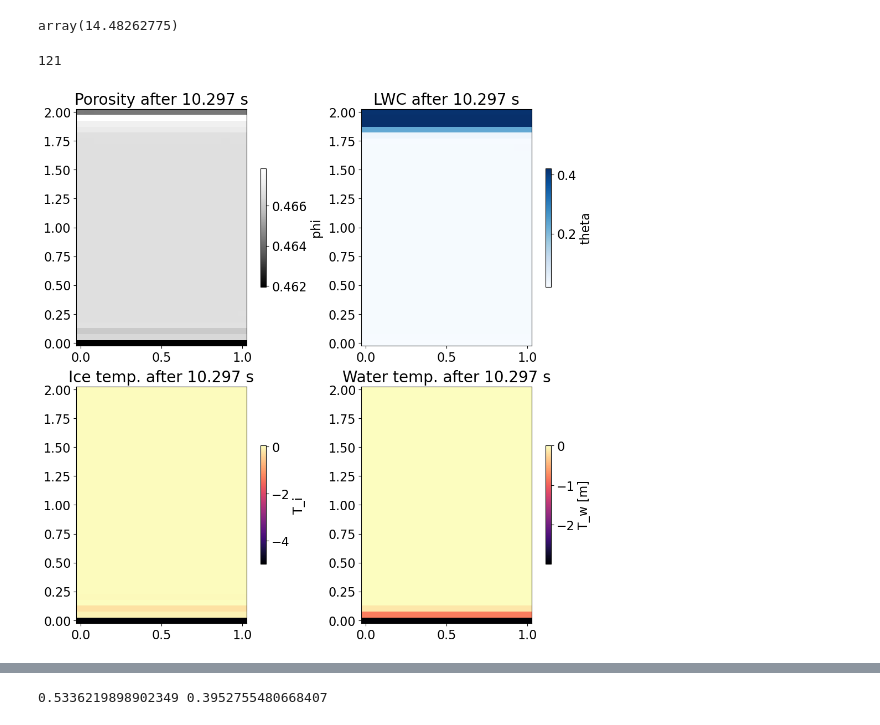
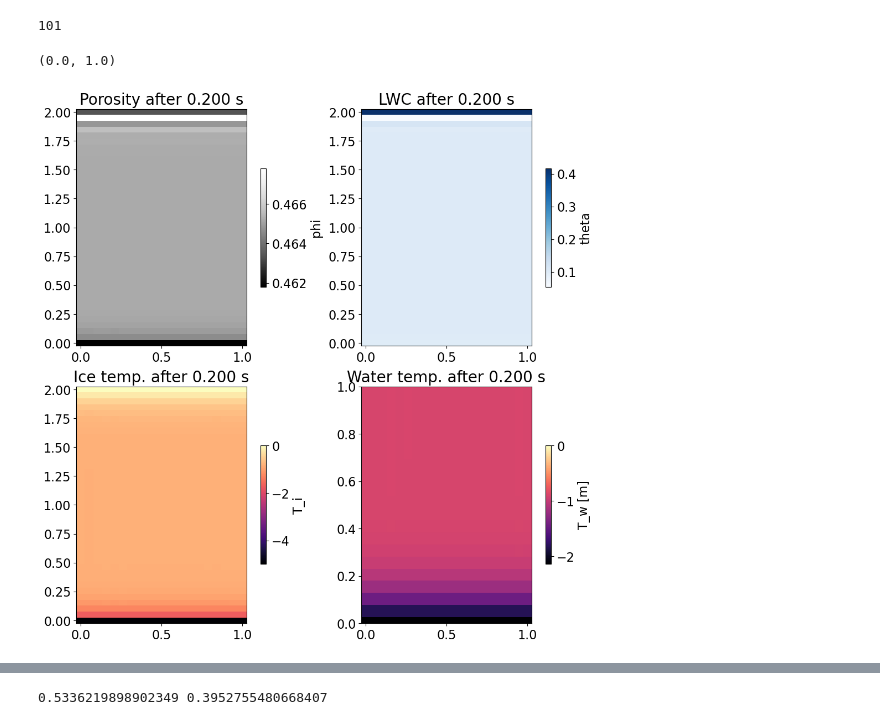
Before and after one commit to lannika-ut/Masterarbeit, a Jupyter notebook: view_solutions_nonisothermal.ipynb, the cells around one changed output, grey strips where cells are left out. Saved outputs shown, nothing was run; the diff lists cells and outputs as text; code cells hidden in the pictures.

Commit message:
Achtung, ist jetzt grad nochmal viel auf alten Parametern (CrippaMoure)!

```diff
--- a/view_solutions_nonisothermal.ipynb
+++ b/view_solutions_nonisothermal.ipynb
@@ -8,7 +8,7 @@ from dolfinx.fem import functionspace, Function
 import pickle
 from dolfinx import mesh
 # %%
-filename = "./solutions/test6_uniformInfiltration_realparams_diffwater.pkl"
+filename = "./solutions/Crippa_UniformInfiltration_dtsmall.pkl"
 with open(filename, "rb") as f:
     data_Annika = pickle.load(f)
 
@@ -26,17 +26,13 @@ phi = Function(Q)
 T_i = Function(W)
 T_w = Function(W)
 p = Parameter(domain)
-# %%
-p.N.value
-# %% [output]
-array(14.48262775)
 # %%
 len(data_Annika["h_w"])
 # %% [output]
-121
+101
 # %%
 interval = data_Annika["saving_interval"]
-t_obs = 10
+t_obs = 1
 time = data_Annika["times"][t_obs]
 hw.x.array[:] = data_Annika["h_w"][t_obs]
 phi.x.array[:] = data_Annika["phi"][t_obs]
@@ -55,30 +51,31 @@ sat = Se(h_c, p.alpha.value, p.N.value)
 # %%
 plt.rcParams.update({'font.size': 16})
 fig, ax = plt.subplots(2,2, layout="constrained", figsize=(10,10))
 pmsh1 = ax[0,0].pcolormesh(x_plot, z_plot, porosity, cmap="Greys_r")
 ax[0,0].set_title(f"Porosity after {time:.3f} s", fontsize=20)
 cbar1 = fig.colorbar(pmsh1, ax=ax[0,0], shrink=0.5)
 cbar1.set_label("phi")
 #ax[0,0].set_ylim(1.8,2)
 
 pmsh2 = ax[0,1].pcolormesh(x_plot, z_plot, theta_tot, cmap="Blues")
 ax[0,1].set_title(f"LWC after {time:.3f} s", fontsize=20)
 plt.xticks(fontsize=16)
 cbar2 = fig.colorbar(pmsh2, ax=ax[0,1], shrink=0.5)
 cbar2.set_label("theta")
 #ax[0,1].set_ylim(1.8,2)
 
 pmsh3 = ax[1,0].pcolormesh(x_plot, z_plot, Ti, cmap="magma")
 ax[1,0].set_title(f"Ice temp. after {time:.3f} s", fontsize=20)
 cbar1 = fig.colorbar(pmsh3, ax=ax[1,0], shrink=0.5)
 cbar1.set_label("T_i")
 #ax[1,0].set_ylim(1.8,2)
 
 pmsh4 = ax[1,1].pcolormesh(x_plot, z_plot, Tw, cmap="magma")
 ax[1,1].set_title(f"Water temp. after {time:.3f} s", fontsize=20)
 plt.xticks(fontsize=16)
 cbar2 = fig.colorbar(pmsh4, ax=ax[1,1], shrink=0.5)
 cbar2.set_label("T_w [m]")
-#ax[1,1].set_ylim(1.8,2)
+ax[1,1].set_ylim(0,1)
 # %% [output]
+(0.0, 1.0)
-[figure, old version]
+[figure, new version]
```
Also changed, not shown: parts of 2 cells of this notebook, 7 other files.
